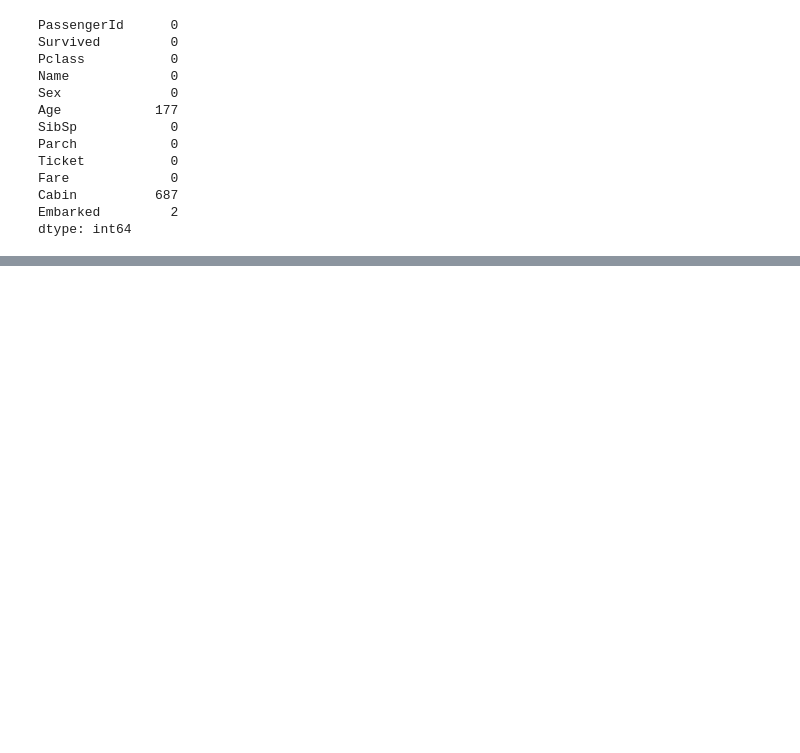
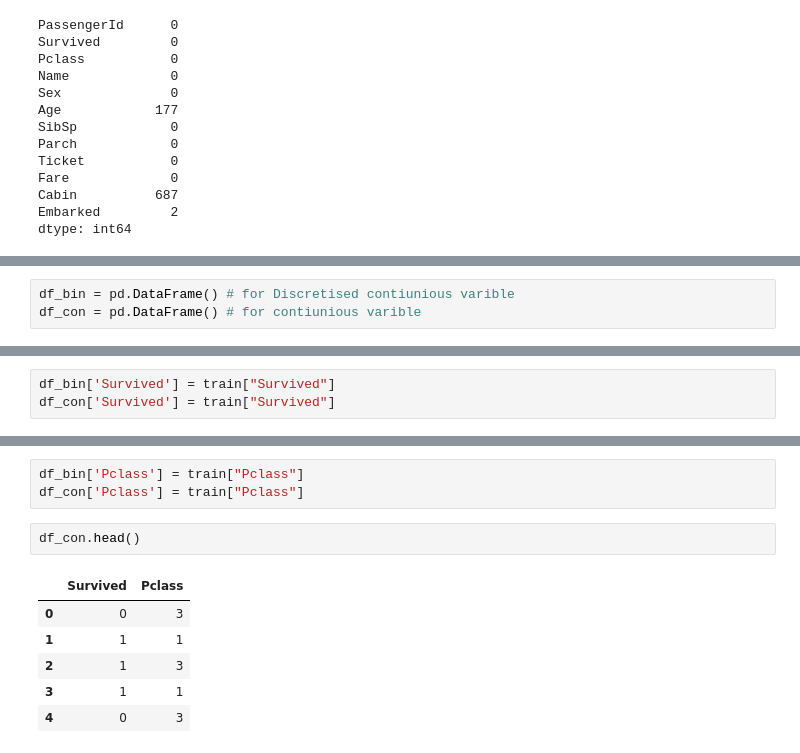
Before and after one commit to felstuff/BackToBasic, a Jupyter notebook: TitanicExplloratory.ipynb, the cells around one changed output, grey strips where cells are left out. Drawn from its saved outputs; the diff is of its cells as text; blank space fills up the shorter version.

```diff
--- a/TitanicExplloratory.ipynb
+++ b/TitanicExplloratory.ipynb
@@ -158,0 +165,3 @@ dtype: int64
+# %%
+df_bin = pd.DataFrame() # for Discretised contiunious varible
+df_con = pd.DataFrame() # for contiunious varible
@@ -158,0 +206,3 @@ dtype: int64
+# %%
+df_bin['Survived'] = train["Survived"]
+df_con['Survived'] = train["Survived"]
@@ -158,0 +232,12 @@ dtype: int64
+# %%
+df_bin['Pclass'] = train["Pclass"]
+df_con['Pclass'] = train["Pclass"]
+# %%
+df_con.head()
+# %% [output]
+|  | Survived | Pclass |
+| 0 | 0 | 3 |
+| 1 | 1 | 1 |
+| 2 | 1 | 3 |
+| 3 | 1 | 1 |
+| 4 | 0 | 3 |
```
Also changed, not shown: parts of 13 cells of this notebook.
